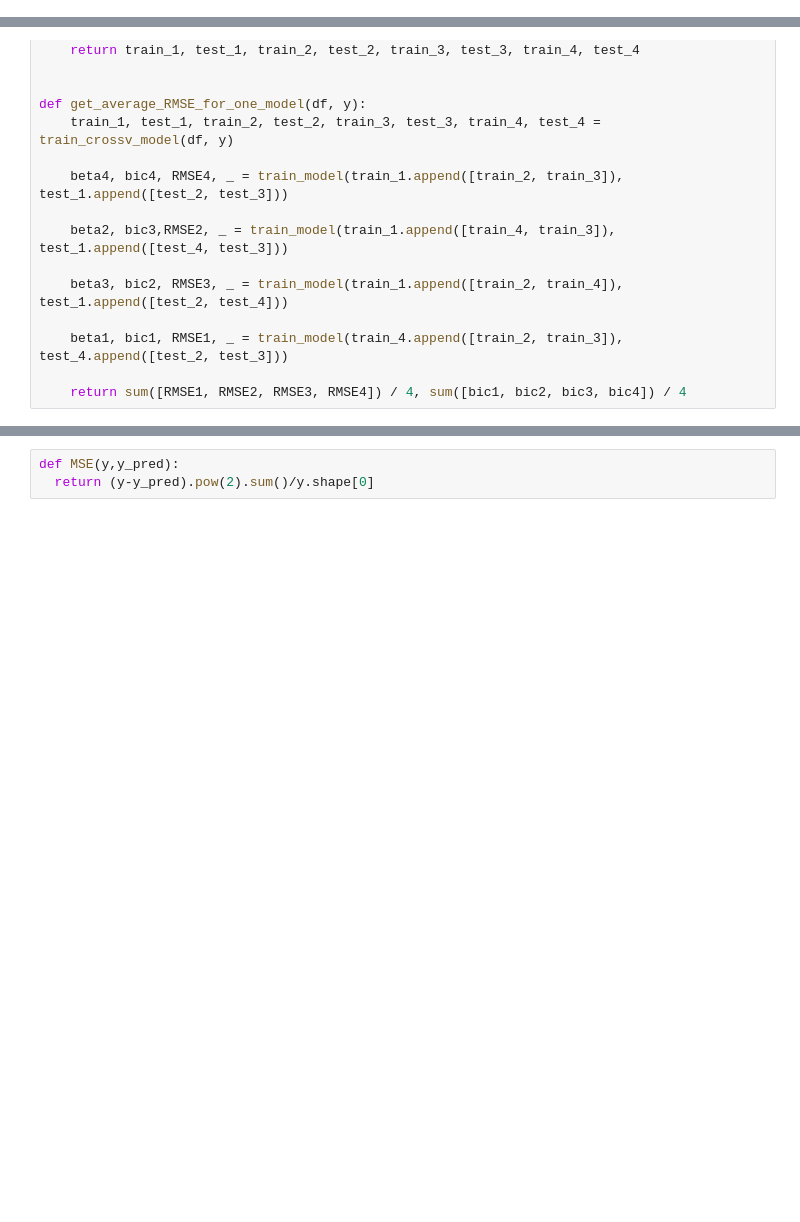
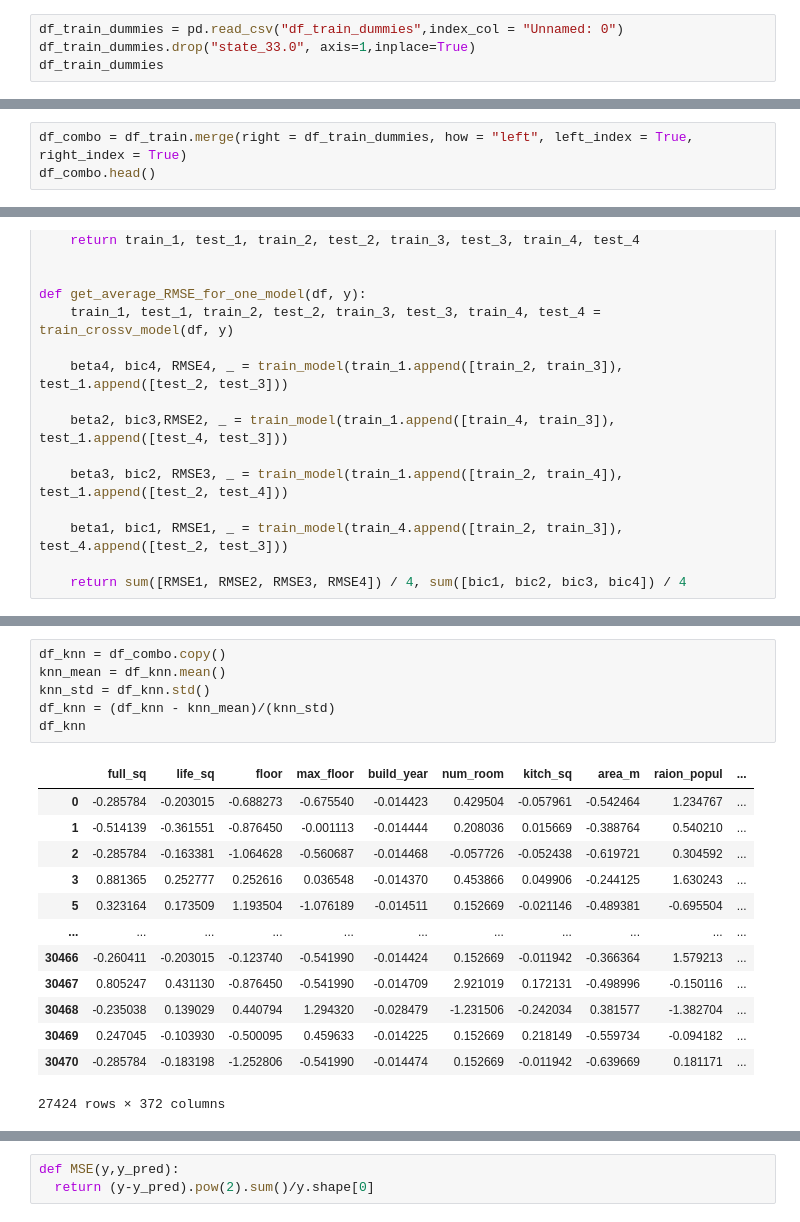
Before and after one commit to ayakkala1/Project-3-Data-401, a Jupyter notebook: Zachary Gelber/Project 3 Scratch.ipynb, the cells around one changed output, grey strips where cells are left out. Drawn from its saved outputs; the diff is of its cells as text; blank space fills up the shorter version.

```diff
--- a/Zachary Gelber/Project 3 Scratch.ipynb
+++ b/Zachary Gelber/Project 3 Scratch.ipynb
@@ -176,0 +257,4 @@ df_train.to_csv("df_train")
+# %%
+df_train_dummies = pd.read_csv("df_train_dummies",index_col = "Unnamed: 0")
+df_train_dummies.drop("state_33.0", axis=1,inplace=True)
+df_train_dummies
@@ -176,0 +275,3 @@ df_train.to_csv("df_train")
+# %%
+df_combo = df_train.merge(right = df_train_dummies, how = "left", left_index = True, right_index = True)
+df_combo.head()
@@ -335,0 +439,20 @@ apartment_fund_sqm
+# %%
+df_knn = df_combo.copy()
+knn_mean = df_knn.mean()
+knn_std = df_knn.std()
+df_knn = (df_knn - knn_mean)/(knn_std)
+df_knn
+# %% [output]
+|  | full_sq | life_sq | floor | max_floor | build_year | num_room | kitch_sq | area_m | raion_popul | ... |
+| 0 | -0.285784 | -0.203015 | -0.688273 | -0.675540 | -0.014423 | 0.429504 | -0.057961 | -0.542464 | 1.234767 | ... |
+| 1 | -0.514139 | -0.361551 | -0.876450 | -0.001113 | -0.014444 | 0.208036 | 0.015669 | -0.388764 | 0.540210 | ... |
+| 2 | -0.285784 | -0.163381 | -1.064628 | -0.560687 | -0.014468 | -0.057726 | -0.052438 | -0.619721 | 0.304592 | ... |
+| 3 | 0.881365 | 0.252777 | 0.252616 | 0.036548 | -0.014370 | 0.453866 | 0.049906 | -0.244125 | 1.630243 | ... |
+| 5 | 0.323164 | 0.173509 | 1.193504 | -1.076189 | -0.014511 | 0.152669 | -0.021146 | -0.489381 | -0.695504 | ... |
+| ... | ... | ... | ... | ... | ... | ... | ... | ... | ... | ... |
+| 30466 | -0.260411 | -0.203015 | -0.123740 | -0.541990 | -0.014424 | 0.152669 | -0.011942 | -0.366364 | 1.579213 | ... |
+| 30467 | 0.805247 | 0.431130 | -0.876450 | -0.541990 | -0.014709 | 2.921019 | 0.172131 | -0.498996 | -0.150116 | ... |
+| 30468 | -0.235038 | 0.139029 | 0.440794 | 1.294320 | -0.028479 | -1.231506 | -0.242034 | 0.381577 | -1.382704 | ... |
+| 30469 | 0.247045 | -0.103930 | -0.500095 | 0.459633 | -0.014225 | 0.152669 | 0.218149 | -0.559734 | -0.094182 | ... |
+| 30470 | -0.285784 | -0.183198 | -1.252806 | -0.541990 | -0.014474 | 0.152669 | -0.011942 | -0.639669 | 0.181171 | ... |
+27424 rows × 372 columns
```
Also changed, not shown: parts of 45 cells of this notebook.
